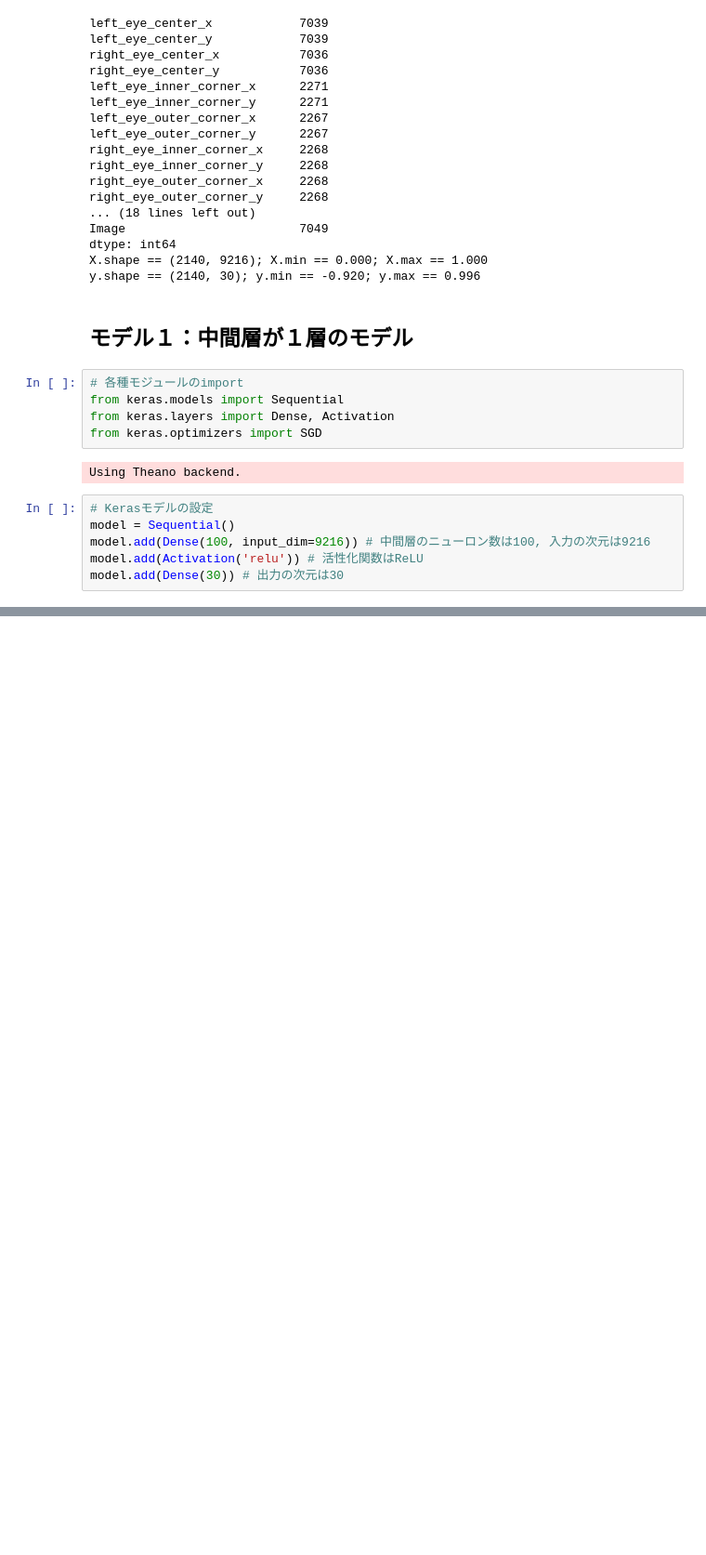
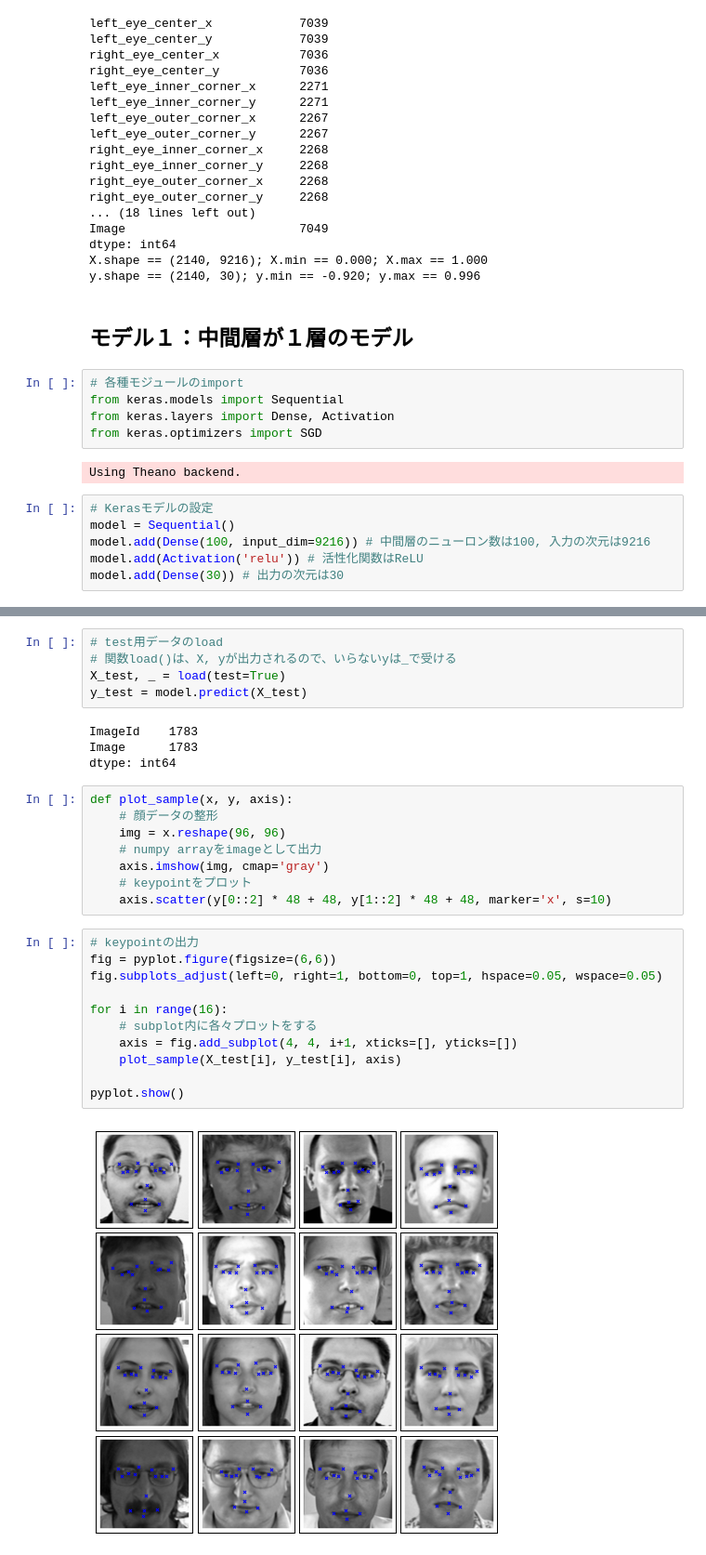
Before and after one commit to ftai/ftai, a Jupyter notebook: example/keras/KaggleFacialKeypointsDetection/FacialKeypointDetection.ipynb, the cells around one changed output, grey strips where cells are left out. Shown: that part at 93% size. Cells and saved outputs as stored; diff of their text form; blank space fills up the shorter version.

Commit message:
Facial Keypoint Detection

```diff
--- a/example/keras/KaggleFacialKeypointsDetection/FacialKeypointDetection.ipynb
+++ b/example/keras/KaggleFacialKeypointsDetection/FacialKeypointDetection.ipynb
@@ -218,0 +236,30 @@ Epoch 100/100
+# %%
+# test用データのload
+# 関数load()は、X, yが出力されるので、いらないyは_で受ける
+X_test, _ = load(test=True)
+y_test = model.predict(X_test)
+# %% [output]
+ImageId    1783
+Image      1783
+dtype: int64
+# %%
+def plot_sample(x, y, axis):
+    # 顔データの整形
+    img = x.reshape(96, 96)
+    # numpy arrayをimageとして出力
+    axis.imshow(img, cmap='gray')
+    # keypointをプロット
+    axis.scatter(y[0::2] * 48 + 48, y[1::2] * 48 + 48, marker='x', s=10)
+# %%
+# keypointの出力
+fig = pyplot.figure(figsize=(6,6))
+fig.subplots_adjust(left=0, right=1, bottom=0, top=1, hspace=0.05, wspace=0.05)
+
+for i in range(16):
+    # subplot内に各々プロットをする
+    axis = fig.add_subplot(4, 4, i+1, xticks=[], yticks=[])
+    plot_sample(X_test[i], y_test[i], axis)
+
+pyplot.show()
+# %% [output]
+[figure, added]
```
Also changed, not shown: parts of 13 cells of this notebook.
